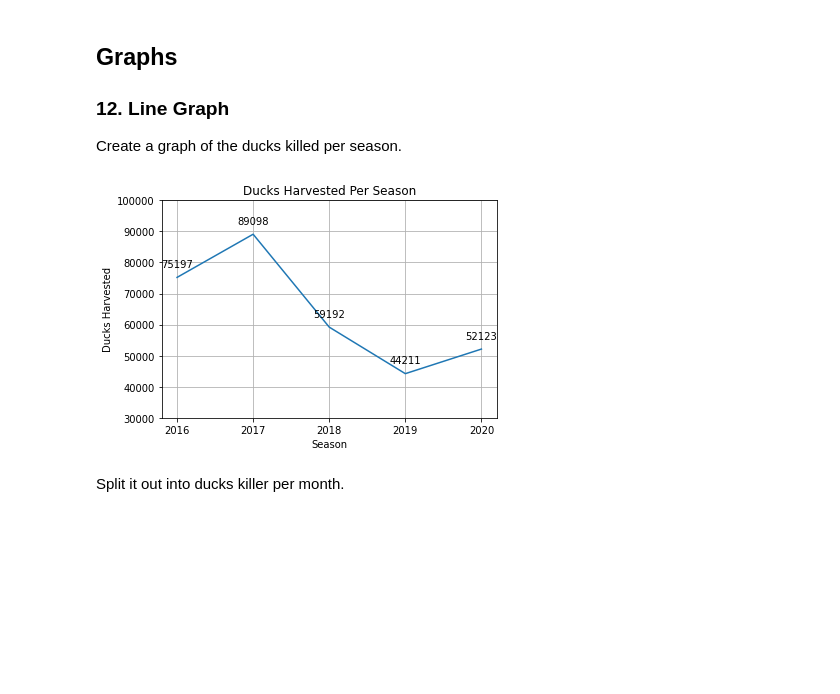
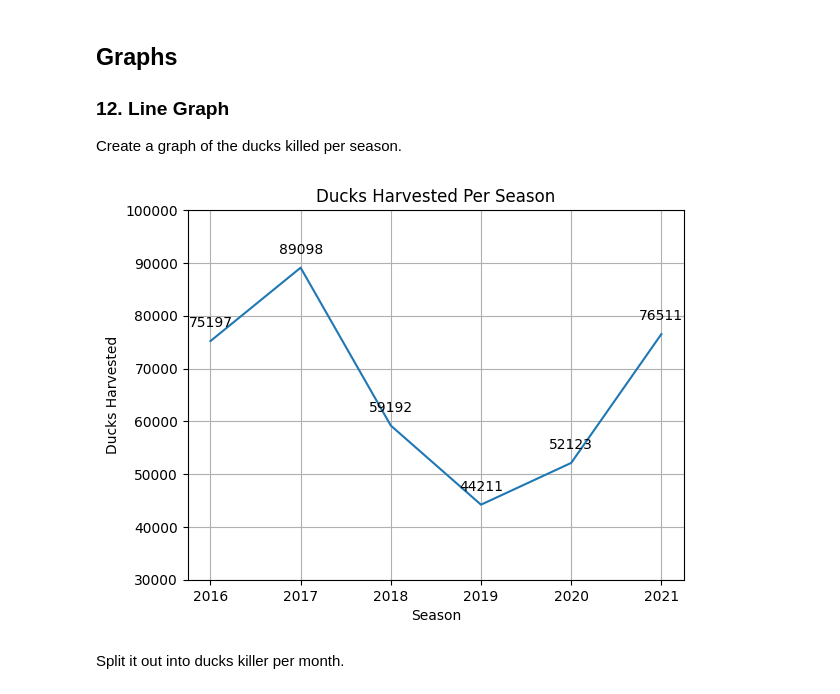
Before and after one commit to lum8rjack/MOWHarvester, a Jupyter notebook: HarvestData.ipynb, the cells around one changed output. Cells and saved outputs as stored; diff of their text form; code cells hidden in the pictures; blank space fills up the shorter version.

```diff
--- a/HarvestData.ipynb
+++ b/HarvestData.ipynb
@@ -175,6 +175,7 @@ y2017 = 0
 y2018 = 0
 y2019 = 0
 y2020 = 0
+y2021 = 0
 
 index = 0
 for rd in temp2["Season"]:
@@ -193,6 +194,8 @@ for rd in temp2["Season"]:
         y2019 += ducks
     elif year == 2020:
         y2020 += ducks
+    elif year == 2021:
+        y2021 += ducks
     else:
         continue
 
@@ -203,6 +206,7 @@ print("2017: " + str(y2017))
 print("2018: " + str(y2018))
 print("2019: " + str(y2019))
 print("2020: " + str(y2020))
+print("2021: " + str(y2021))
 # %% [output]
 2016: 75197
 2017: 89098
@@ -379,29 +395,29 @@ Create a graph of the ducks killed per season.
 # %%
 # import the matplotlib library to create graphs
 import matplotlib.pyplot as plt
 
-years = ["2016","2017","2018","2019","2020"]
-dh = [y2016,y2017,y2018,y2019,y2020]
+years = ["2016","2017","2018","2019","2020", "2021"]
+dh = [y2016,y2017,y2018,y2019,y2020, y2021]
 
 plt.axis([None, None, 30000, 100000])
 plt.title('Ducks Harvested Per Season')
 plt.xlabel('Season')
 plt.ylabel('Ducks Harvested')
 plt.plot(years, dh)
 
 for x, y in zip(years,dh):
     label = y
     plt.annotate(label, # this is the text
         (x,y), # these are the coordinates to position the label
         textcoords="offset points", # how to position the text
         xytext=(0,10), # distance from text to points (x,y)
         ha='center') # horizontal alignment can be left, right or center
 
 plt.grid()
 # show and save the graph
 plt.savefig('media/ducks_per_season.png', facecolor='white')
 # %% [output]
-[figure, old version]
+[figure, new version]
 # %% [markdown]
 Split it out into ducks killer per month.
 # %%
```
Also changed, not shown: parts of 11 cells of this notebook, 20 other files.
